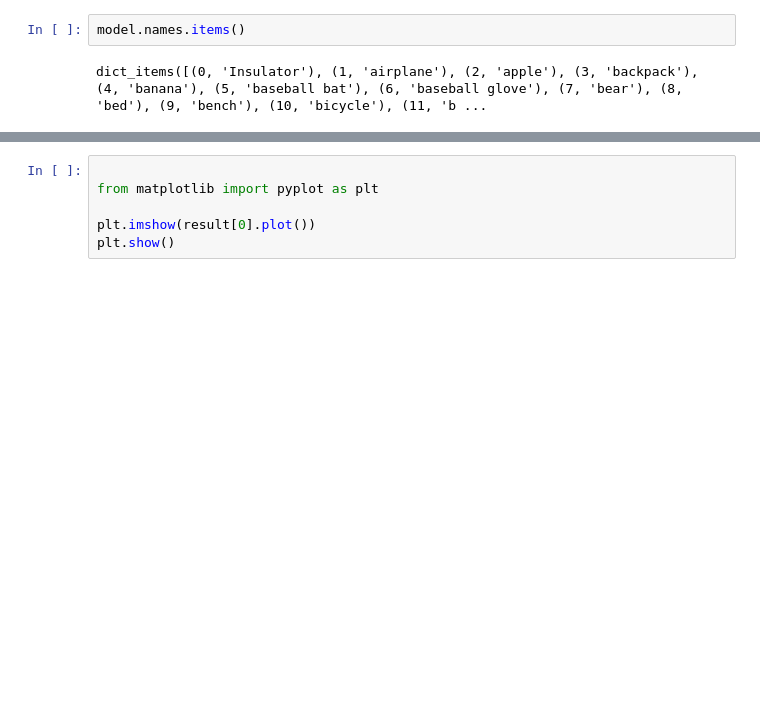
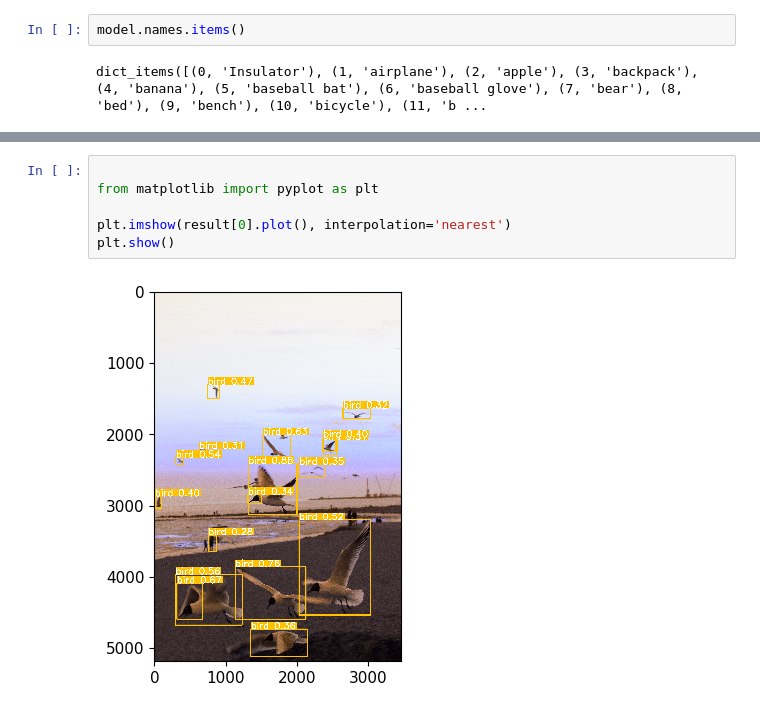
Before and after one commit to StevenDelval/Decouvrez-YoloV8, a Jupyter notebook: use_model.ipynb, the cells around one changed output, grey strips where cells are left out. Cells and saved outputs as stored; diff of their text form; blank space fills up the shorter version.

```diff
--- a/use_model.ipynb
+++ b/use_model.ipynb
@@ -36,6 +32,8 @@ plt.show()
 # %%
 
 from matplotlib import pyplot as plt
 
-plt.imshow(result[0].plot())
+plt.imshow(result[0].plot(), interpolation='nearest')
 plt.show()
+# %% [output]
+[figure, added]
```
Also changed, not shown: parts of 3 cells of this notebook, 3 other files.
